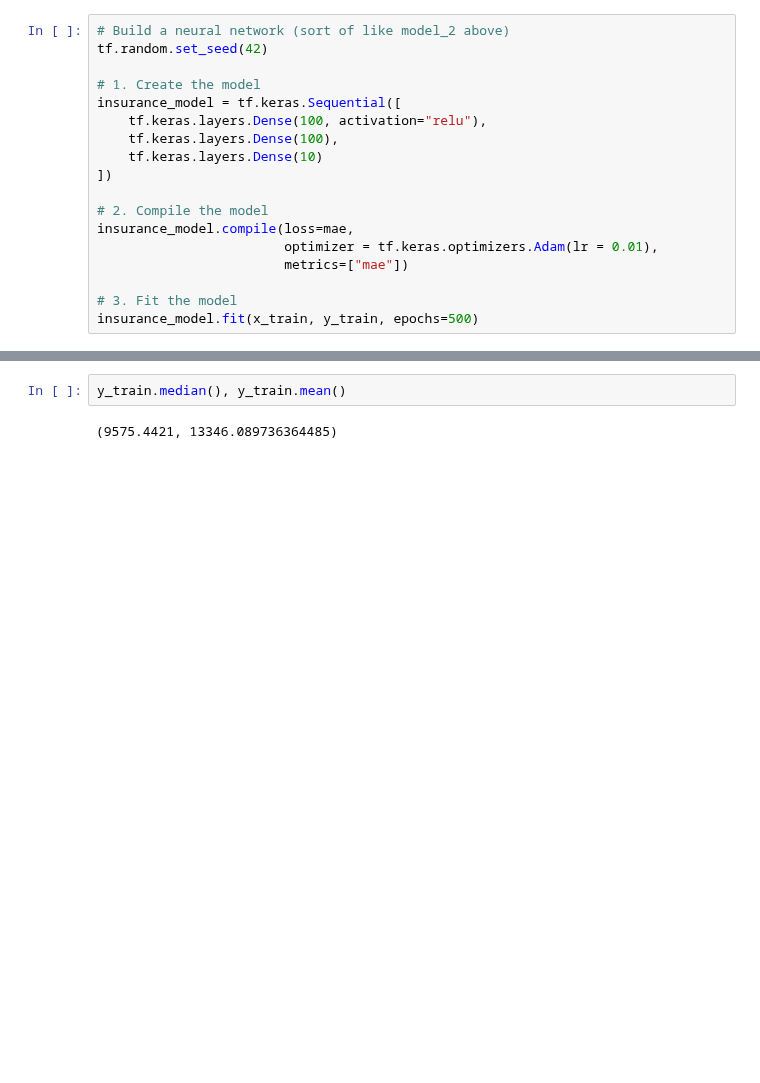
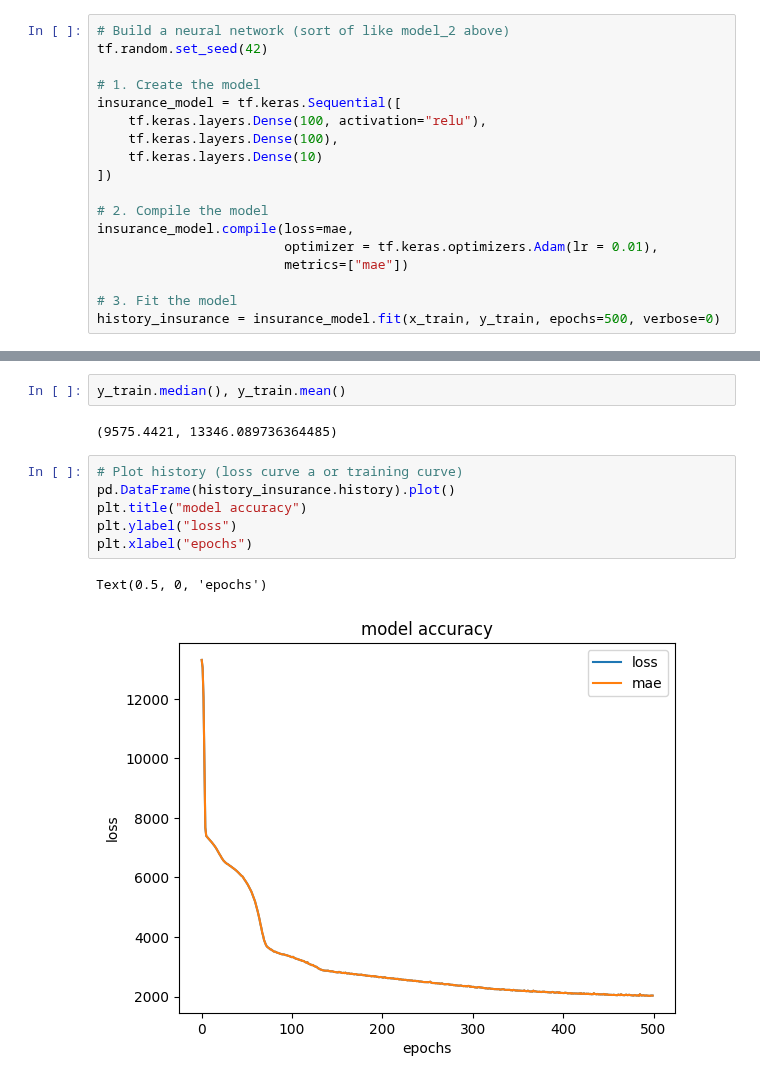
Before and after one commit to GabrielBatavia/Learn_TensorFlow, a Jupyter notebook: 01_neural_network_regression_with_tensorflow.ipynb, the cells around one changed output, grey strips where cells are left out. Cells and saved outputs as stored; diff of their text form; blank space fills up the shorter version.

Commit message:
Visualize plot history for our insurance model

```diff
--- a/01_neural_network_regression_with_tensorflow.ipynb
+++ b/01_neural_network_regression_with_tensorflow.ipynb
@@ -1105,6 +1105,6 @@ insurance_model.compile(loss=mae,
                         metrics=["mae"])
 
 # 3. Fit the model
-insurance_model.fit(x_train, y_train, epochs=500)
+history_insurance = insurance_model.fit(x_train, y_train, epochs=500, verbose=0)
 # %% [output]
 WARNING:absl:`lr` is deprecated in Keras optimizer, please use `learning_rate` or use the legacy optimizer, e.g.,tf.keras.optimizers.legacy.Adam.
@@ -1136,3 +1118,12 @@ insurance_model.evaluate(x_test, y_test)
 y_train.median(), y_train.mean()
 # %% [output]
 (9575.4421, 13346.089736364485)
+# %%
+# Plot history (loss curve a or training curve)
+pd.DataFrame(history_insurance.history).plot()
+plt.title("model accuracy")
+plt.ylabel("loss")
+plt.xlabel("epochs")
+# %% [output]
+Text(0.5, 0, 'epochs')
+[figure, added]
```
Also changed, not shown: parts of 32 cells of this notebook.
